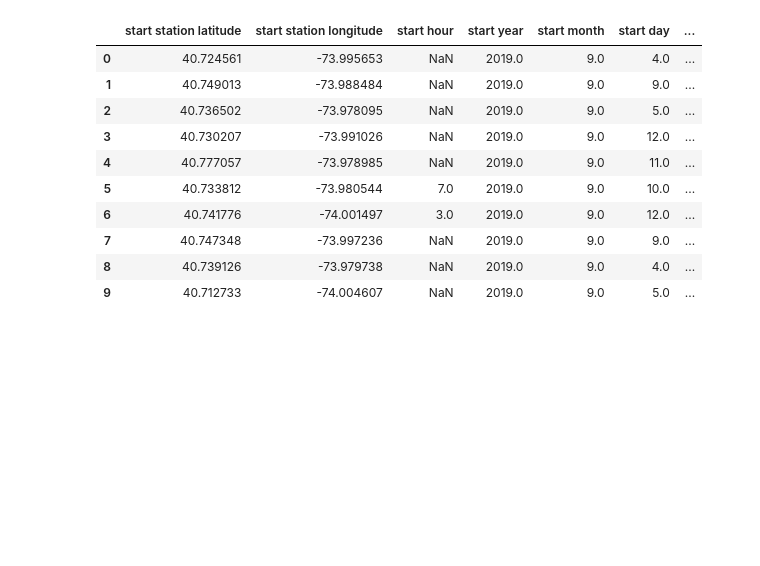
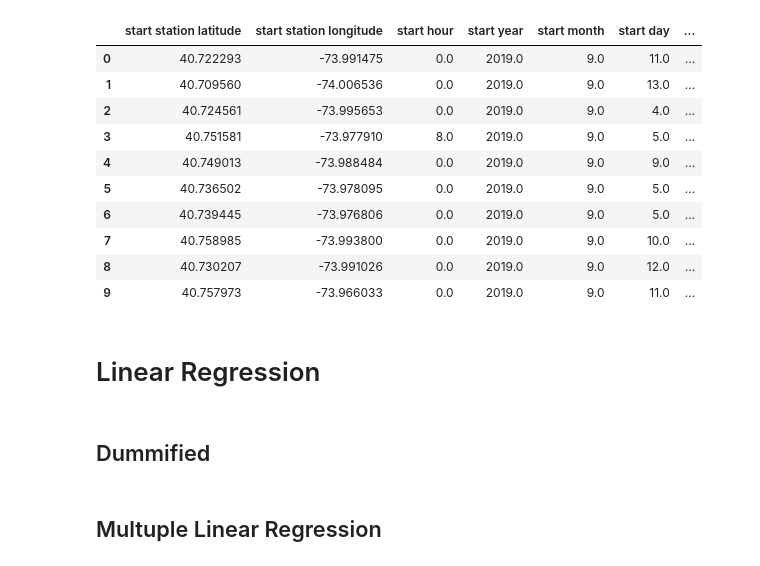
Before and after one commit to minjaelee0522/Citibike, a Jupyter notebook: Machine Learning.ipynb, the cells around one changed output. Saved outputs shown, nothing was run; the diff lists cells and outputs as text; code cells hidden in the pictures; blank space fills up the shorter version.

```diff
--- a/Machine Learning.ipynb
+++ b/Machine Learning.ipynb
@@ -10,14 +19,21 @@ most100.drop("Unnamed: 0", inplace=True, axis=1)
+# %%
+df = pd.read_csv('../data/Most300_Stations.csv')
+df.fillna(0, inplace = True)
+selected_cols=['start station latitude','start station longitude', 'start hour',\
+               'start year','start month','start day','start dayofweek','start station checkout counts',\
+               'start station checkin counts','Isweekday', 'Temperature', 'PRCP', 'SNOW', 'usertype', 'gender', 'commute' ]
+df = df[selected_cols]
 # %%
-most100.head(10)
+df.head(10)
 # %% [output]
 |  | start station latitude | start station longitude | start hour | start year | start month | start day | ... |
-| 0 | 40.724561 | -73.995653 | NaN | 2019.0 | 9.0 | 4.0 | ... |
-| 1 | 40.749013 | -73.988484 | NaN | 2019.0 | 9.0 | 9.0 | ... |
-| 2 | 40.736502 | -73.978095 | NaN | 2019.0 | 9.0 | 5.0 | ... |
-| 3 | 40.730207 | -73.991026 | NaN | 2019.0 | 9.0 | 12.0 | ... |
-| 4 | 40.777057 | -73.978985 | NaN | 2019.0 | 9.0 | 11.0 | ... |
-| 5 | 40.733812 | -73.980544 | 7.0 | 2019.0 | 9.0 | 10.0 | ... |
-| 6 | 40.741776 | -74.001497 | 3.0 | 2019.0 | 9.0 | 12.0 | ... |
-| 7 | 40.747348 | -73.997236 | NaN | 2019.0 | 9.0 | 9.0 | ... |
-| 8 | 40.739126 | -73.979738 | NaN | 2019.0 | 9.0 | 4.0 | ... |
-| 9 | 40.712733 | -74.004607 | NaN | 2019.0 | 9.0 | 5.0 | ... |
+| 0 | 40.722293 | -73.991475 | 0.0 | 2019.0 | 9.0 | 11.0 | ... |
+| 1 | 40.709560 | -74.006536 | 0.0 | 2019.0 | 9.0 | 13.0 | ... |
+| 2 | 40.724561 | -73.995653 | 0.0 | 2019.0 | 9.0 | 4.0 | ... |
+| 3 | 40.751581 | -73.977910 | 8.0 | 2019.0 | 9.0 | 5.0 | ... |
+| 4 | 40.749013 | -73.988484 | 0.0 | 2019.0 | 9.0 | 9.0 | ... |
+| 5 | 40.736502 | -73.978095 | 0.0 | 2019.0 | 9.0 | 5.0 | ... |
+| 6 | 40.739445 | -73.976806 | 0.0 | 2019.0 | 9.0 | 5.0 | ... |
+| 7 | 40.758985 | -73.993800 | 0.0 | 2019.0 | 9.0 | 10.0 | ... |
+| 8 | 40.730207 | -73.991026 | 0.0 | 2019.0 | 9.0 | 12.0 | ... |
+| 9 | 40.757973 | -73.966033 | 0.0 | 2019.0 | 9.0 | 11.0 | ... |
@@ -25,0 +40,4 @@ most100.head(10)
+# %% [markdown]
+# Linear Regression
+# %% [markdown]
+## Dummified
@@ -25,0 +54,2 @@ most100.head(10)
+# %% [markdown]
+## Multuple Linear Regression
```
Also changed, not shown: parts of 45 cells of this notebook, 1 other file.
